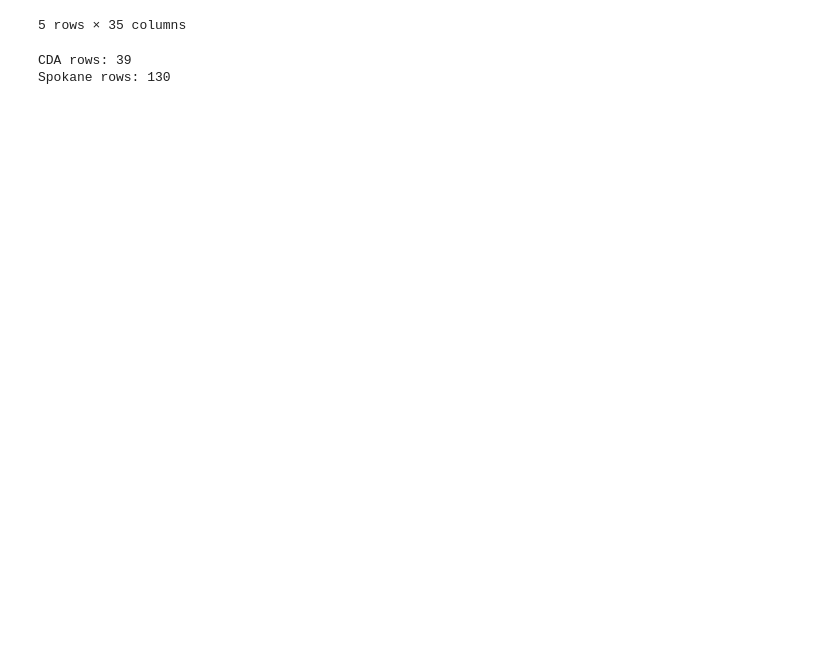
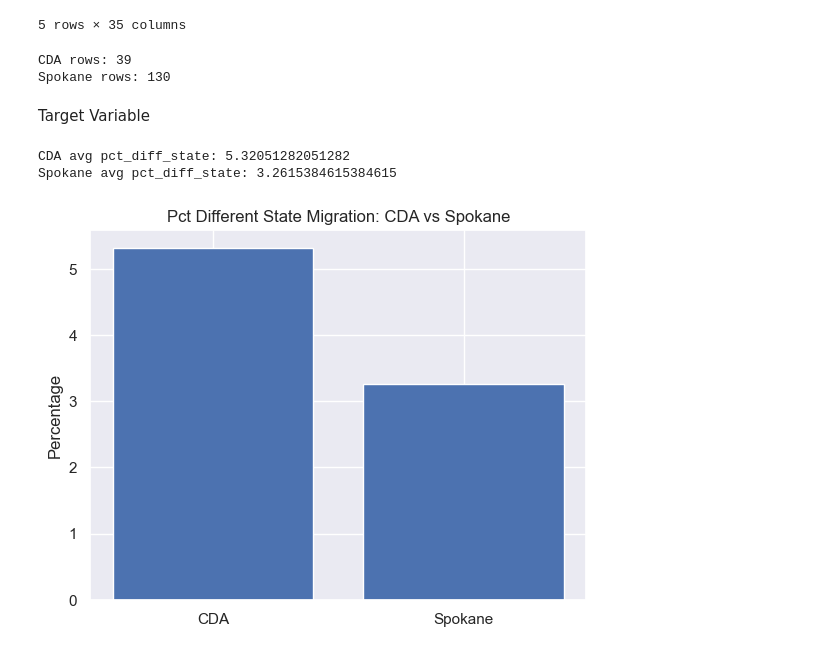
Before and after one commit to wuwu2099/migration-pattern-analysis, a Jupyter notebook: src/01_data_cleaning.ipynb, the cells around one changed output. Drawn from its saved outputs; the diff is of its cells as text; code cells hidden in the pictures; blank space fills up the shorter version.

```diff
--- a/src/01_data_cleaning.ipynb
+++ b/src/01_data_cleaning.ipynb
@@ -2,6 +2,10 @@
 import pandas as pd
 import numpy as np
 from functools import reduce
+# %%
+import matplotlib.pyplot as plt
+import seaborn as sns
+sns.set_theme()
 # %% [markdown]
 ## Read and clean census data tables separately
 # %% [markdown]
@@ -203,3 +431,30 @@ Spokane rows: 130
 # %%
 df_cda.to_csv("../data/processed/cda_data.csv", index=False)
 df_spokane.to_csv("../data/processed/spokane_data.csv", index=False)
+# %% [markdown]
+Target Variable
+# %%
+df_cda = pd.read_csv("../data/processed/cda_data.csv")
+df_spokane = pd.read_csv("../data/processed/spokane_data.csv")
+# %%
+cda_mean = df_cda["pct_diff_state"].mean()
+spokane_mean = df_spokane["pct_diff_state"].mean()
+
+print("CDA avg pct_diff_state:", cda_mean)
+print("Spokane avg pct_diff_state:", spokane_mean)
+# %% [output]
+CDA avg pct_diff_state: 5.32051282051282
+Spokane avg pct_diff_state: 3.2615384615384615
+# %%
+areas = ["CDA", "Spokane"]
+values = [cda_mean, spokane_mean]
+
+plt.figure()
+plt.bar(areas, values)
+
+plt.title("Pct Different State Migration: CDA vs Spokane")
+plt.ylabel("Percentage")
+
+plt.show()
+# %% [output]
+[figure, added]
```
Also changed, not shown: parts of 36 cells of this notebook, 4 other files.
